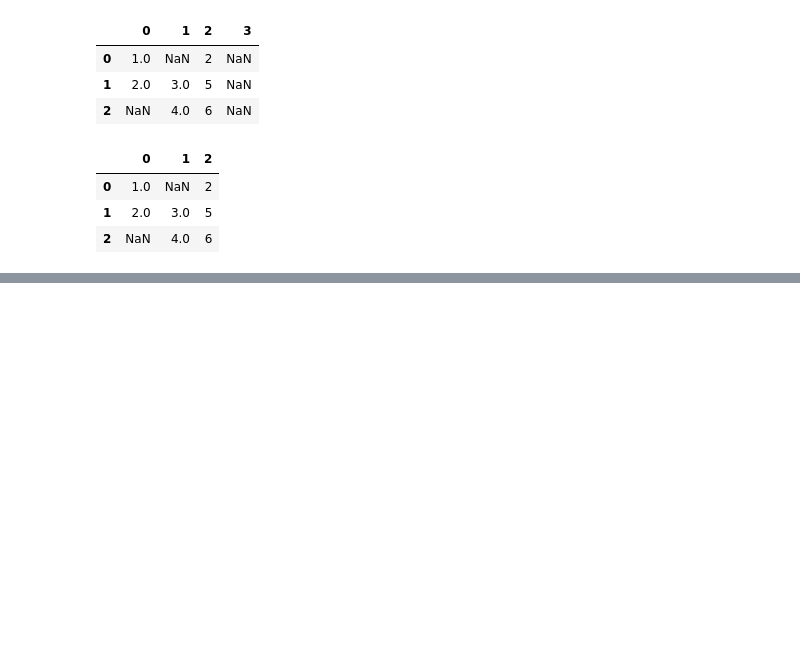
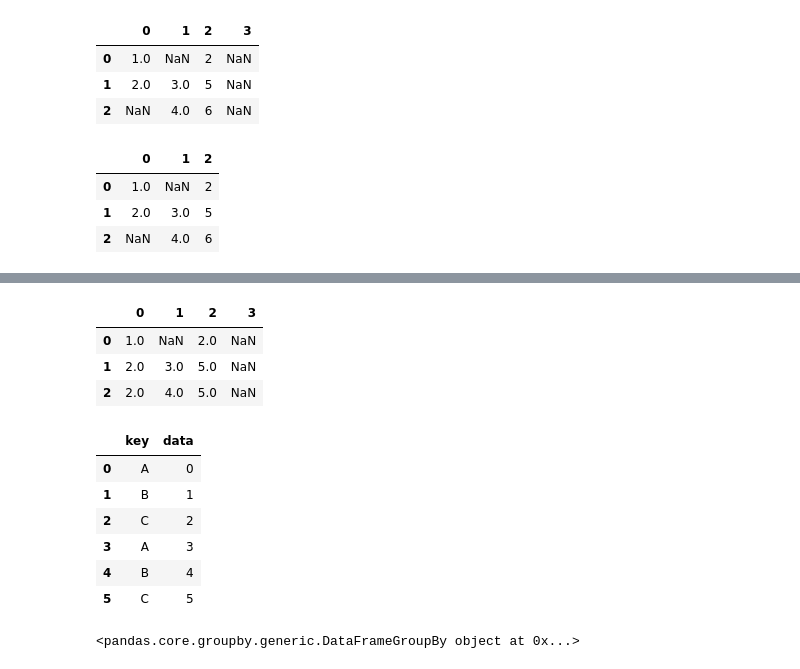
Before and after one commit to Rustam-Z/machine-learning, a Jupyter notebook: data-science-handbook/02-pandas.ipynb, the cells around one changed output, grey strips where cells are left out. Saved outputs shown, nothing was run; the diff lists cells and outputs as text; code cells hidden in the pictures; blank space fills up the shorter version.

```diff
--- a/data-science-handbook/02-pandas.ipynb
+++ b/data-science-handbook/02-pandas.ipynb
@@ -418,0 +503,23 @@ df.dropna(axis='columns', how='all')
+# %%
+df.fillna(method='ffill')
+# %% [output]
+|  | 0 | 1 | 2 | 3 |
+| 0 | 1.0 | NaN | 2.0 | NaN |
+| 1 | 2.0 | 3.0 | 5.0 | NaN |
+| 2 | 2.0 | 4.0 | 5.0 | NaN |
+# %%
+"""GropupBy"""
+df = pd.DataFrame({'key': ['A', 'B', 'C', 'A', 'B', 'C'], 'data': range(6)}, columns=['key', 'data'])
+df
+# %% [output]
+|  | key | data |
+| 0 | A | 0 |
+| 1 | B | 1 |
+| 2 | C | 2 |
+| 3 | A | 3 |
+| 4 | B | 4 |
+| 5 | C | 5 |
+# %%
+df.groupby('key')
+# %% [output]
+<pandas.core.groupby.generic.DataFrameGroupBy object at 0x...>
```
Also changed, not shown: parts of 14 cells of this notebook, 9 other files.
